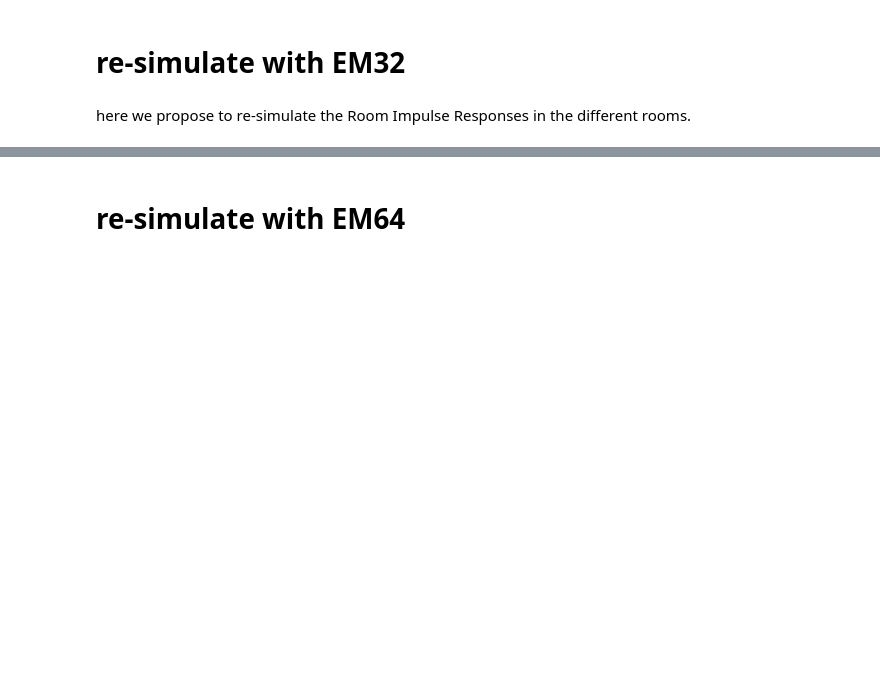
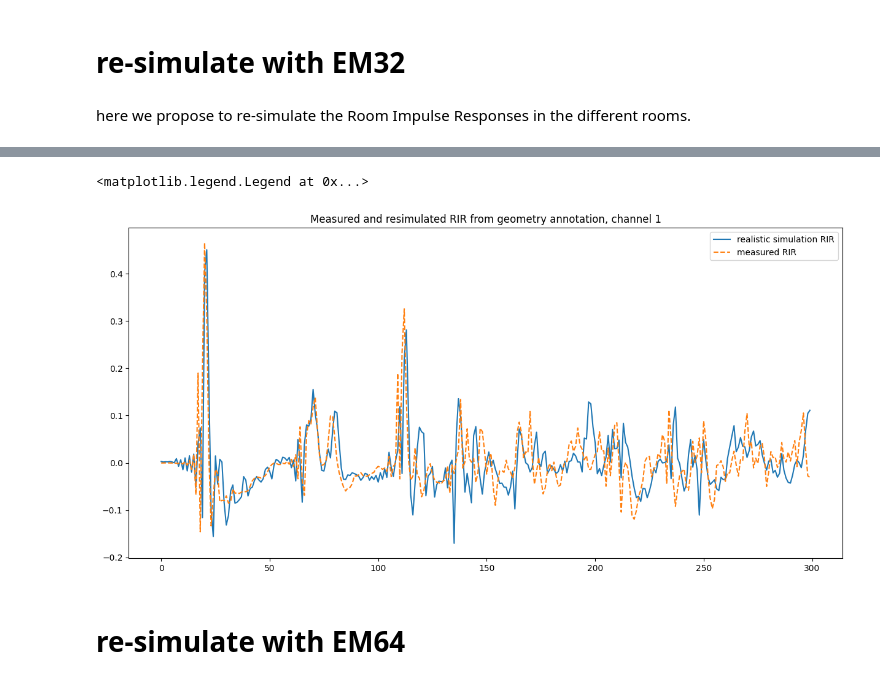
Before and after one commit to jdpascal/ARPEGE, a Jupyter notebook: arpege.ipynb, the cells around one changed output, grey strips where cells are left out. Drawn from its saved outputs; the diff is of its cells as text; code cells hidden in the pictures; blank space fills up the shorter version.

```diff
--- a/arpege.ipynb
+++ b/arpege.ipynb
@@ -307,3 +315,16 @@ ax[0].legend()
+# %%
+c = 1
+stop = 300
+delay = 1
+plt.figure(figsize=(15,7))
+plt.plot(room_data["real_rir"][c][:stop], label="realistic simulation RIR")
+# plt.plot(room_data["perfect_rir"][c][:stop], label="simplistic RIR", linestyle=":")
+plt.plot(room_data["measured_rir"][c][delay:delay+ stop]/np.max(room_data["measured_rir"]), label="measured RIR", linestyle="--")
+plt.title(f"Measured and resimulated RIR from geometry annotation, channel {c}")
+plt.legend()
+# %% [output]
+<matplotlib.legend.Legend at 0x...>
+[figure, added]
 # %% [markdown]
 # re-simulate with EM64
 # %%
```
Also changed, not shown: parts of 9 cells of this notebook, 4 other files.
